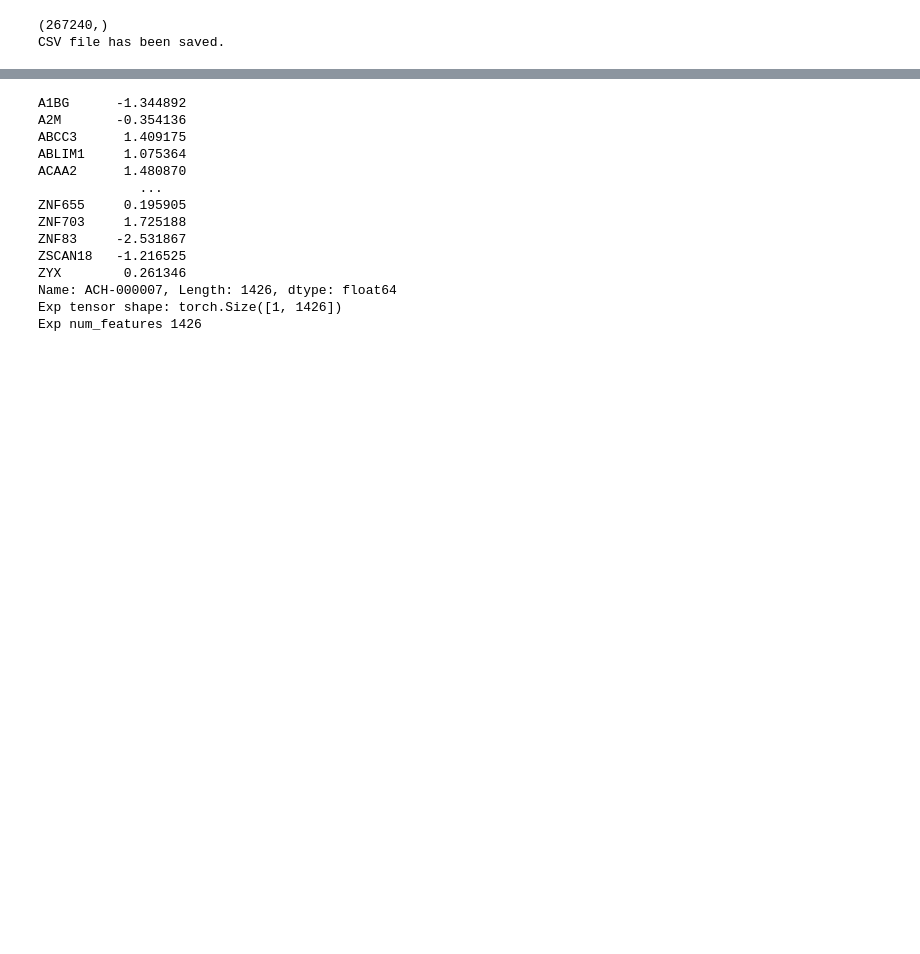
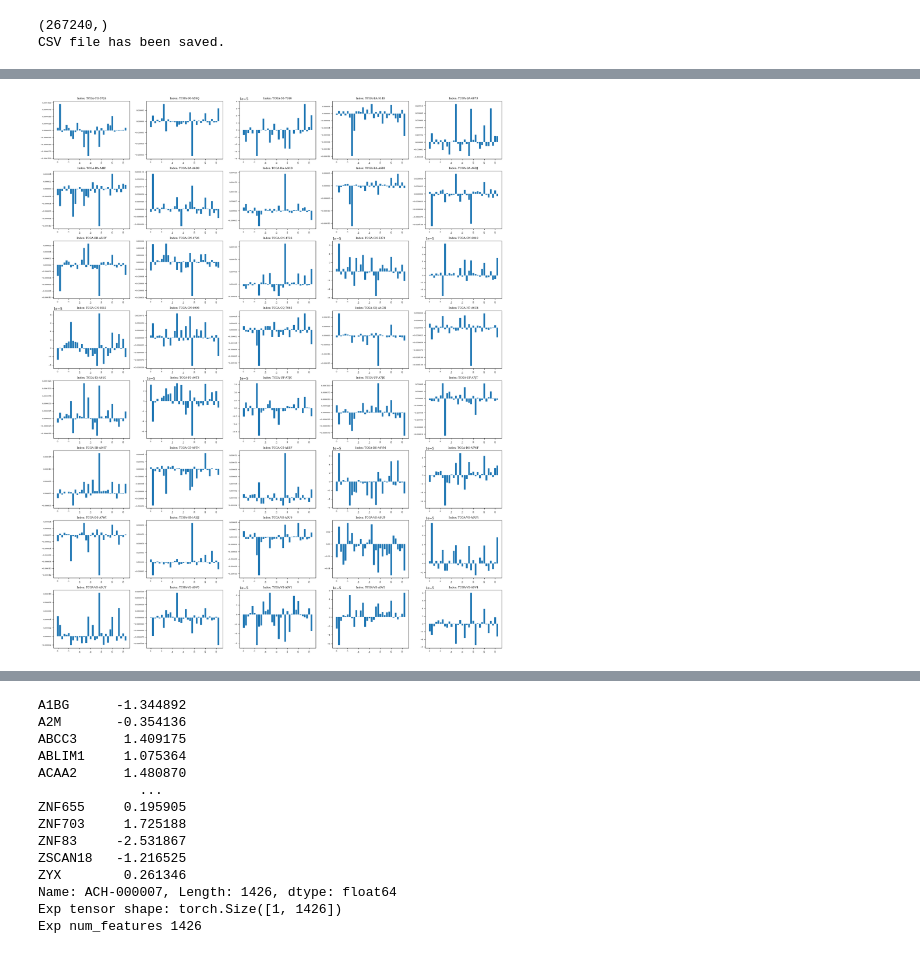
Before and after one commit to chiu-kai/ESPF_OMICS, a Jupyter notebook: GDSC_inference.ipynb, the cells around one changed output, grey strips where cells are left out. Saved outputs shown, nothing was run; the diff lists cells and outputs as text; code cells hidden in the pictures; blank space fills up the shorter version.

```diff
--- a/GDSC_inference.ipynb
+++ b/GDSC_inference.ipynb
@@ -342,0 +396,6 @@ eval_pred_binary_1_count 34
+# %%
+with open(f"../data/DAPL/share/pretrain/{DA_Folder}/TCGA/temozolomide_latent_results.pkl", 'rb') as f:
+    latent_dict = pickle.load(f)
+    TCGAexp_df = pd.DataFrame(latent_dict).T
+get_data_value_range(CCLEexp_df.values,"CCLE deconfound latent space")
+get_data_value_range(TCGAexp_df.values,"TCGA deconfound latent space")
@@ -342,0 +423,24 @@ eval_pred_binary_1_count 34
+# %%
+with open(f"../data/DAPL/share/pretrain/{DA_Folder}/TCGA/temozolomide_latent_results.pkl", 'rb') as f:
+    latent_dict = pickle.load(f)
+    TCGAexp_df = pd.DataFrame(latent_dict).T
+# plot Expression distribution of each TCGA sample
+import math
+n_rows = len(TCGAexp_df)
+n_cols = 5  # 5 subplots per row
+n_fig_rows = math.ceil(n_rows / n_cols)
+fig, axes = plt.subplots(n_fig_rows, n_cols, figsize=(n_cols * 4, n_fig_rows * 3))
+# Flatten axes for easy iteration
+axes = axes.flatten()
+for i, (index, row) in enumerate(TCGAexp_df.iterrows()):
+    axes[i].bar(TCGAexp_df.columns, row.values)
+    axes[i].set_title(f"Index: {index}", fontsize=8)
+    axes[i].tick_params(axis='x', labelrotation=90, labelsize=6)
+    axes[i].tick_params(axis='y', labelsize=6)
+# Hide unused subplots
+for j in range(i+1, len(axes)):
+    axes[j].axis('off')
+plt.tight_layout()
+plt.show()
+# %% [output]
+[figure, added]
```
Also changed, not shown: parts of 34 cells of this notebook, 7 other files.
